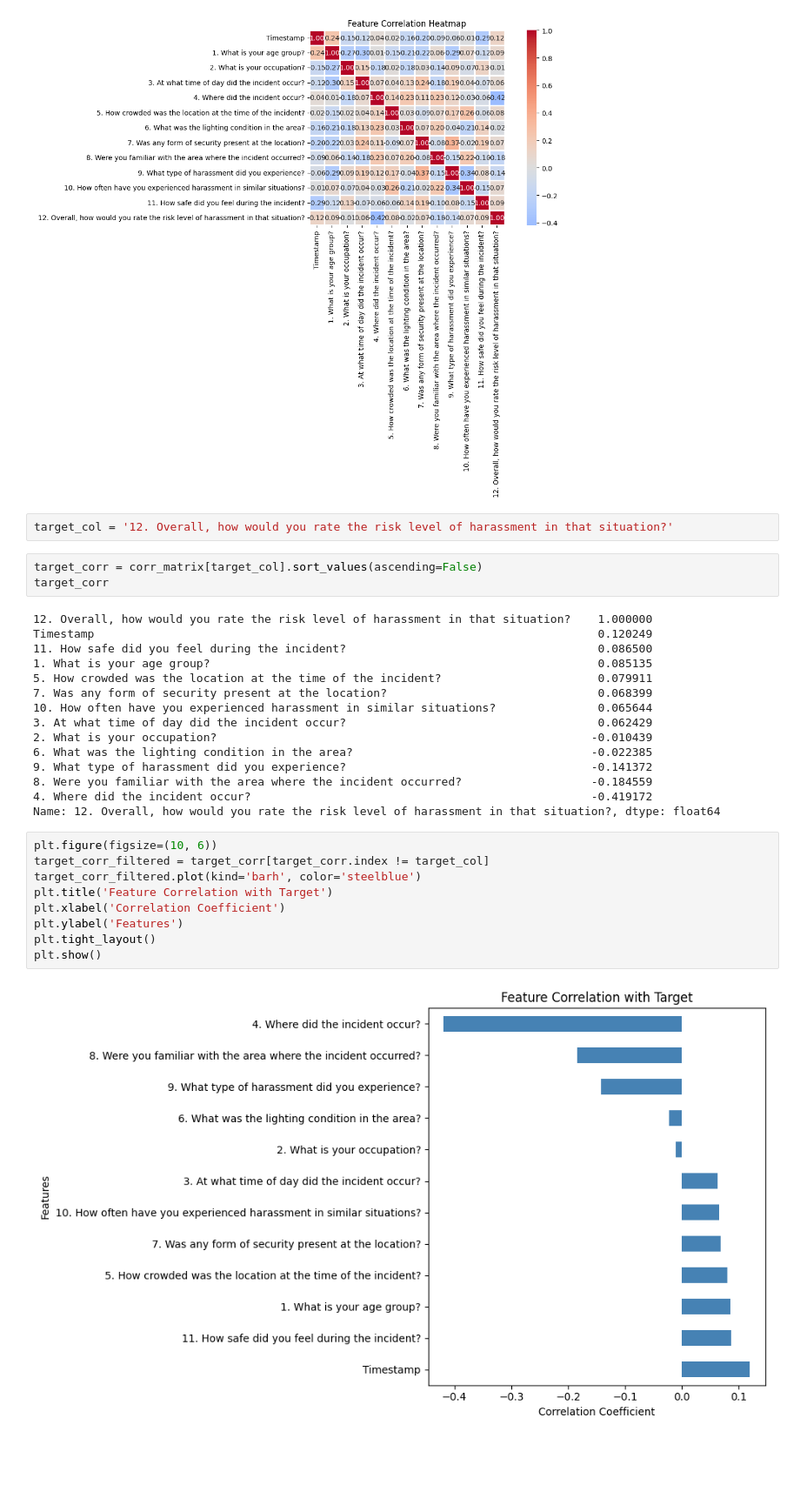
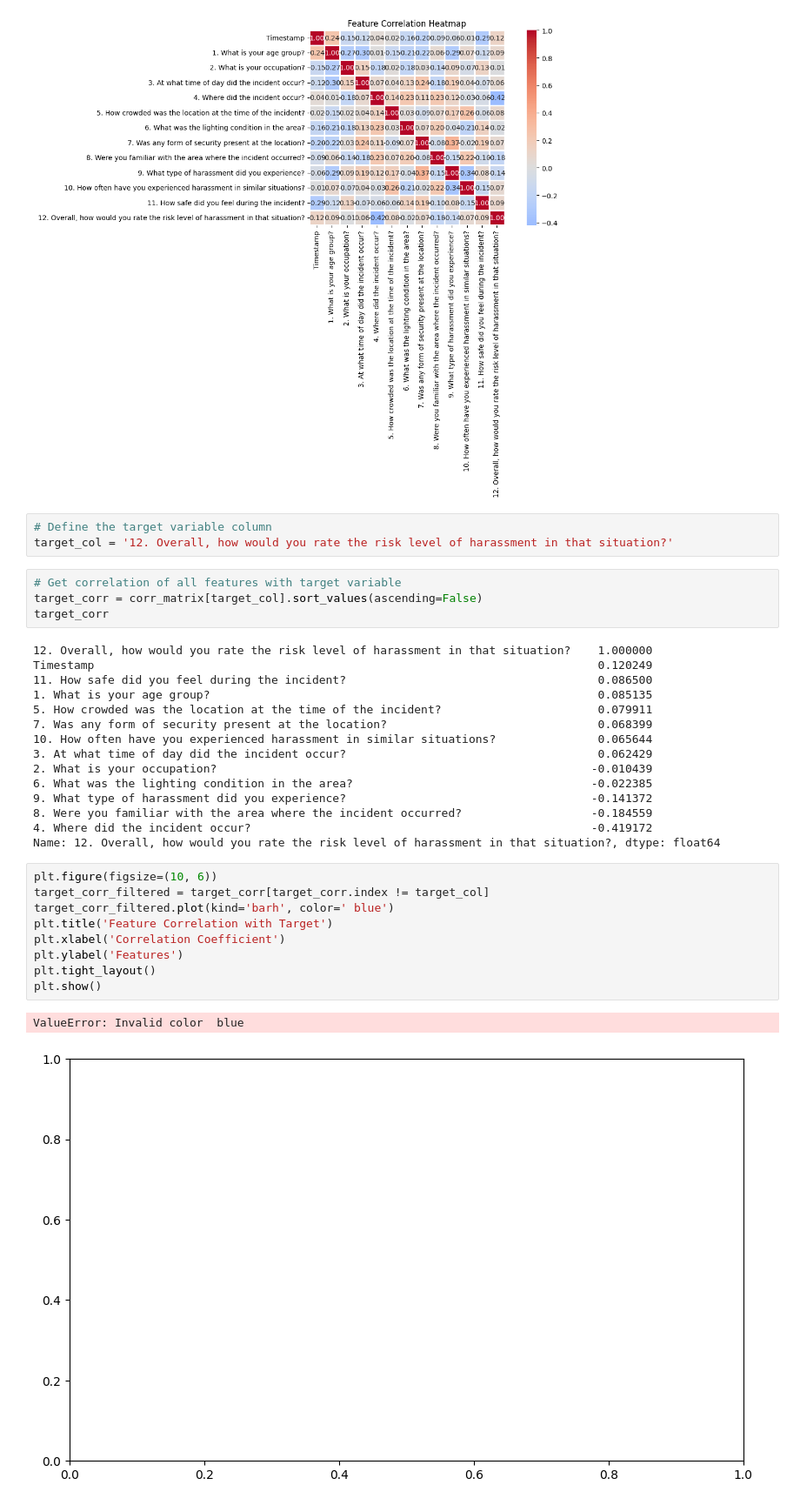
Before and after one commit to hasankachamathvi/-_Harassment_Risk_Prediction_System, a Jupyter notebook: backend/scripts/feature_engineering.ipynb, the cells around one changed output. Shown at 87% size. Cells and saved outputs as stored; diff of their text form; blank space fills up the shorter version.

```diff
--- a/backend/scripts/feature_engineering.ipynb
+++ b/backend/scripts/feature_engineering.ipynb
@@ -34,8 +38,10 @@ plt.show()
 # %% [output]
 [figure]
 # %%
+# Define the target variable column
 target_col = '12. Overall, how would you rate the risk level of harassment in that situation?'
 # %%
+# Get correlation of all features with target variable
 target_corr = corr_matrix[target_col].sort_values(ascending=False)
 target_corr
 # %% [output]
@@ -56,12 +62,13 @@ Name: 12. Overall, how would you rate the risk level of harassment in that situa
 # %%
 plt.figure(figsize=(10, 6))
 target_corr_filtered = target_corr[target_corr.index != target_col]
-target_corr_filtered.plot(kind='barh', color='steelblue')
+target_corr_filtered.plot(kind='barh', color=' blue')
 plt.title('Feature Correlation with Target')
 plt.xlabel('Correlation Coefficient')
 plt.ylabel('Features')
 plt.tight_layout()
 plt.show()
 # %% [output]
+ValueError: Invalid color  blue
-[figure, old version]
+[figure, new version]
 # %%
```
Also changed, not shown: parts of 15 cells of this notebook.
